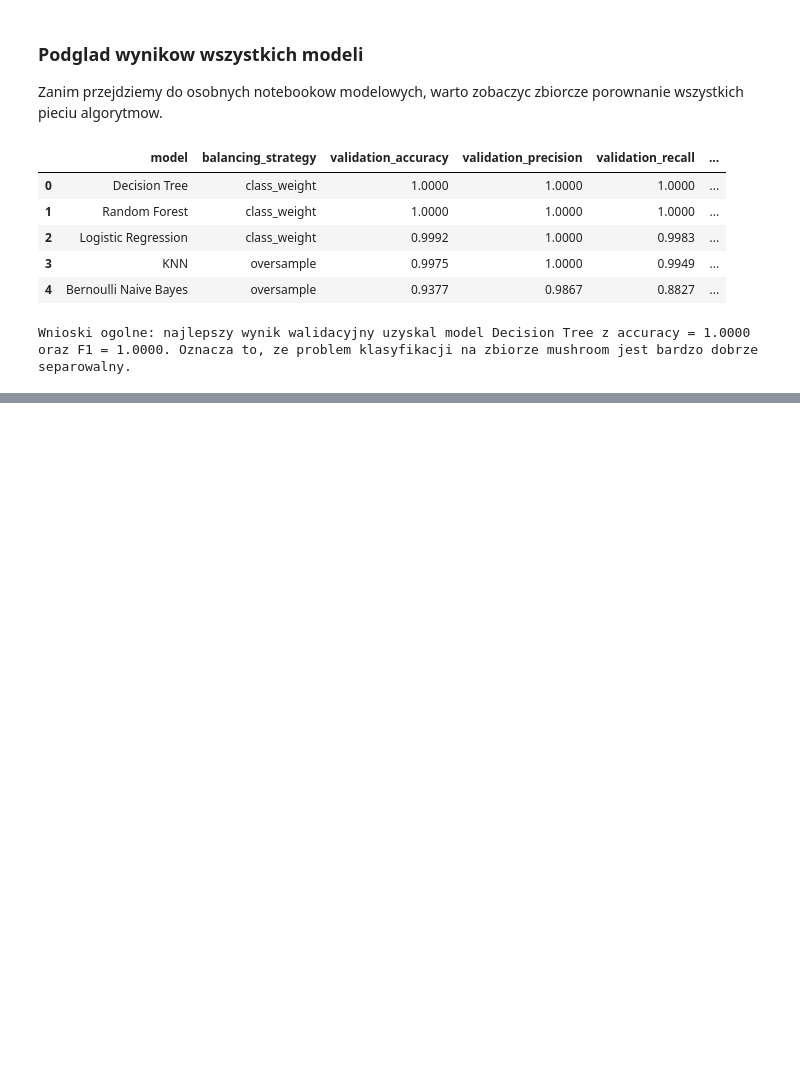
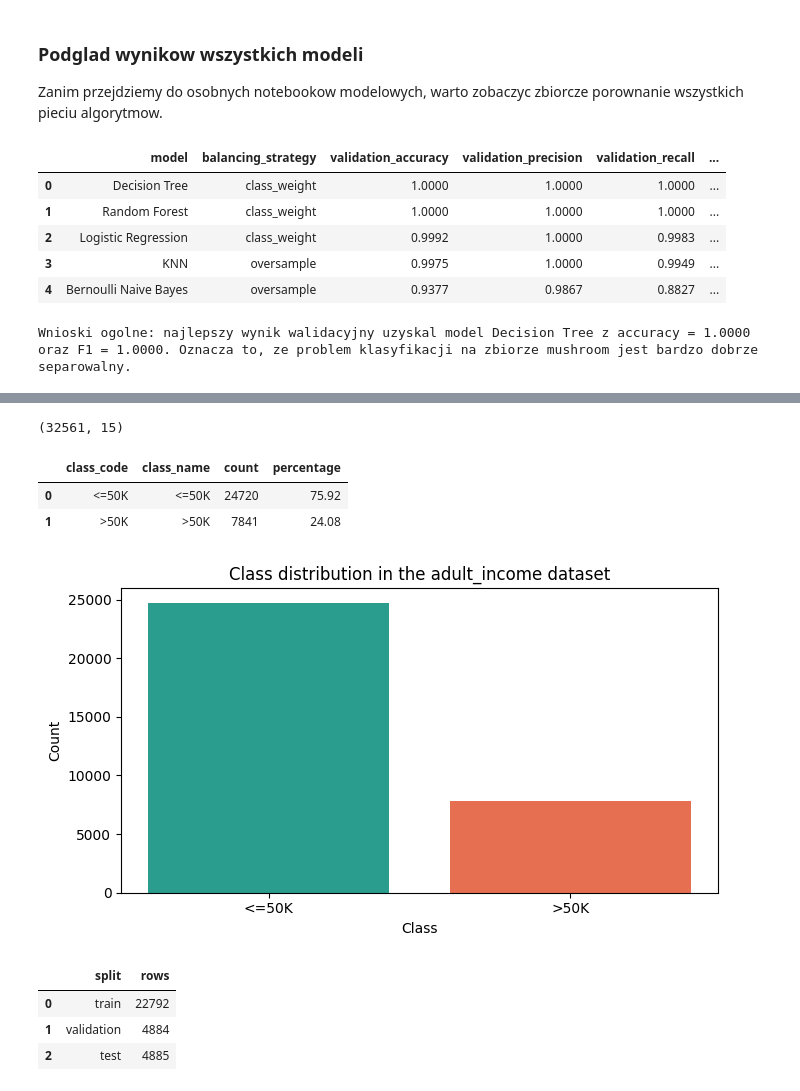
Before and after one commit to KacperKukula/kkksm-machine-learning, a Jupyter notebook: kkksm_mushrooms_datebase/00_data_preprocessing_and_balance.ipynb, the cells around one changed output, grey strips where cells are left out. Saved outputs shown, nothing was run; the diff lists cells and outputs as text; code cells hidden in the pictures; blank space fills up the shorter version.

```diff
--- a/kkksm_mushrooms_datebase/00_data_preprocessing_and_balance.ipynb
+++ b/kkksm_mushrooms_datebase/00_data_preprocessing_and_balance.ipynb
@@ -258,0 +311,3 @@ Wnioski ogolne: najlepszy wynik walidacyjny uzyskal model Decision Tree z accura
+# %%
+adult_df = load_dataset("adult_income")
+adult_df.head()
@@ -258,0 +321,30 @@ Wnioski ogolne: najlepszy wynik walidacyjny uzyskal model Decision Tree z accura
+# %%
+adult_df.shape
+# %% [output]
+(32561, 15)
+# %%
+adult_balance = class_balance_table(adult_df[TARGET_COLUMN])
+adult_balance
+# %% [output]
+|  | class_code | class_name | count | percentage |
+| 0 | <=50K | <=50K | 24720 | 75.92 |
+| 1 | >50K | >50K | 7841 | 24.08 |
+# %%
+plot_class_distribution(adult_df[TARGET_COLUMN], dataset_name="adult_income")
+# %% [output]
+[figure, added]
+# %%
+adult_train_df, adult_validation_df, adult_test_df = split_dataset(adult_df)
+
+pd.DataFrame(
+    [
+        {"split": "train", "rows": len(adult_train_df)},
+        {"split": "validation", "rows": len(adult_validation_df)},
+        {"split": "test", "rows": len(adult_test_df)},
+    ]
+)
+# %% [output]
+|  | split | rows |
+| 0 | train | 22792 |
+| 1 | validation | 4884 |
+| 2 | test | 4885 |
```
Also changed, not shown: parts of 17 cells of this notebook, 2 other files.
